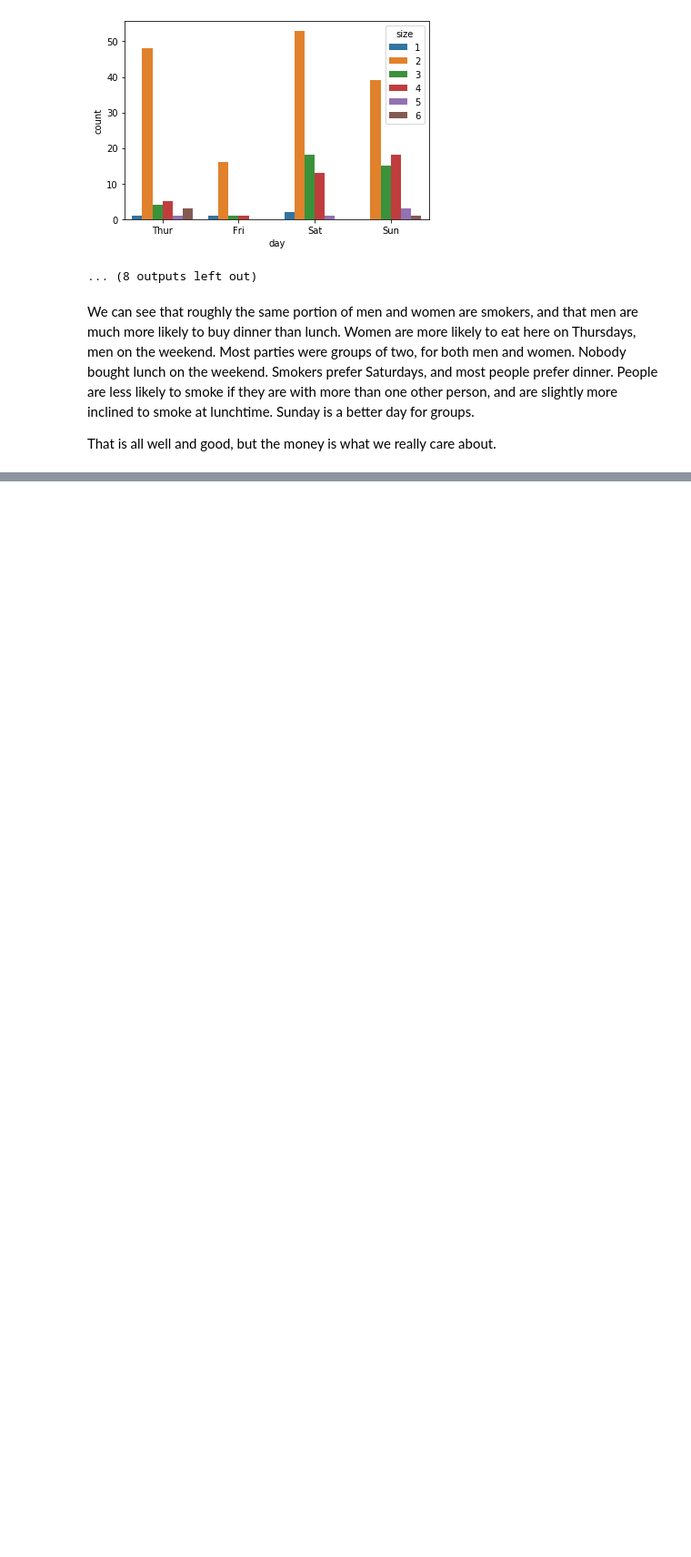
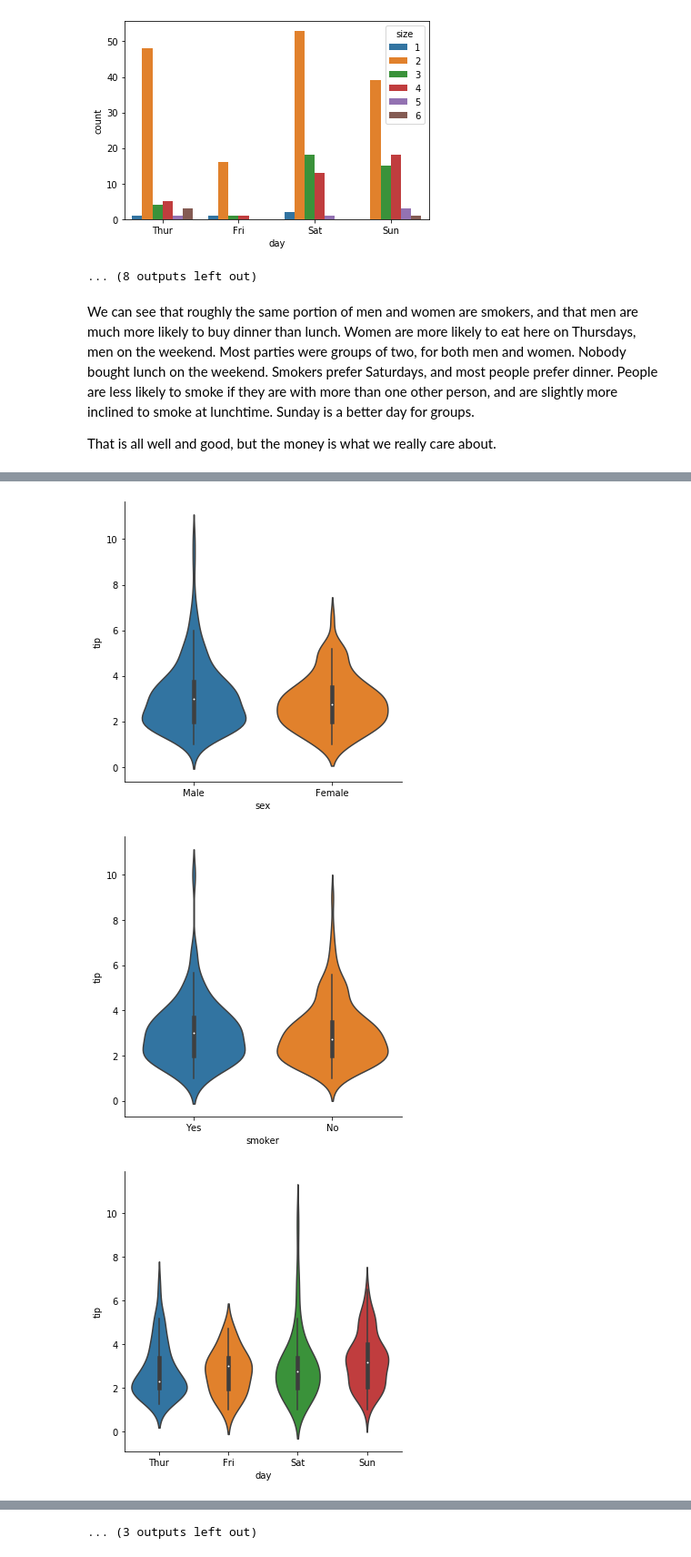
Before and after one commit to HFintan/HDip-FunDatAnalytics, a Jupyter notebook: fda_assignment.ipynb, the cells around one changed output, grey strips where cells are left out. Shown: that part at 91% size. Drawn from its saved outputs; the diff is of its cells as text; code cells hidden in the pictures; blank space fills up the shorter version.

```diff
--- a/fda_assignment.ipynb
+++ b/fda_assignment.ipynb
@@ -179,0 +239,9 @@ That is all well and good, but the money is what we really care about.
+# %%
+for i in ['tip','total_bill','tip_percent']:
+    for j in ['sex','smoker','day','time','size']:
+        sns.catplot(y=i, x=j, kind='violin', data=tips)
+        plt.show()
+# %% [output]
+[figure, added]
+[figure, added]
+[figure, added]
@@ -179,0 +257 @@ That is all well and good, but the money is what we really care about.
+... (3 outputs left out)
```
Also changed, not shown: parts of 14 cells of this notebook, 1 other file.
